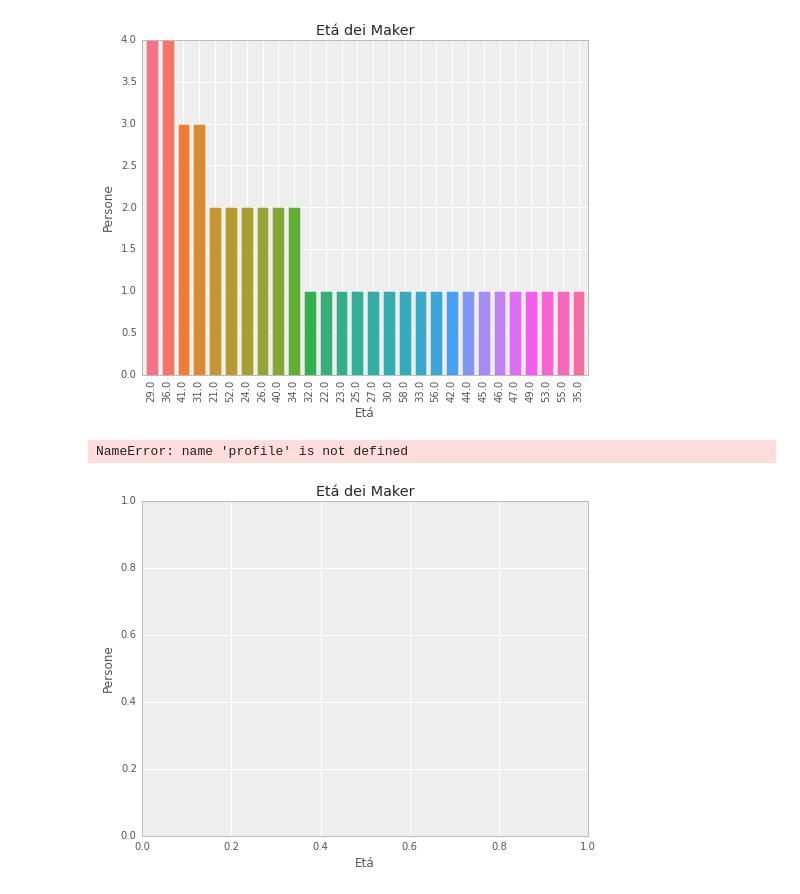
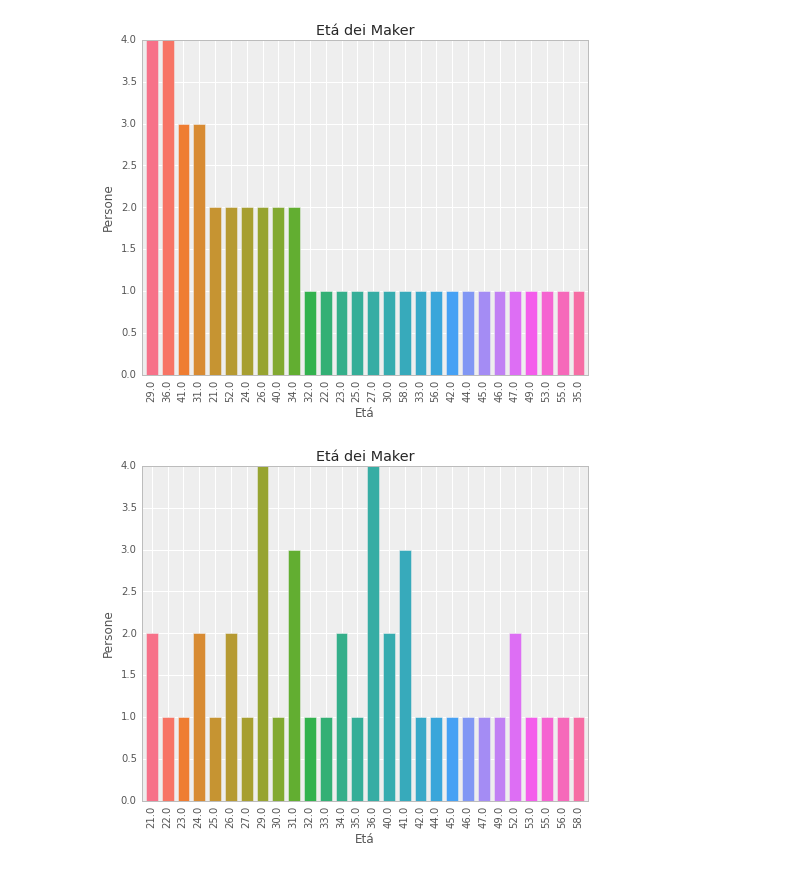
Before and after one commit to openp2pdesign/Makers-Inquiry---Analysis, a Jupyter notebook: Q002.ipynb, the cells around one changed output. Saved outputs shown, nothing was run; the diff lists cells and outputs as text; code cells hidden in the pictures.

```diff
--- a/Q002.ipynb
+++ b/Q002.ipynb
@@ -105,18 +105,17 @@ dtype: float64
 # %%
 # Plot the data 02
 
 # Reorder value_counts by index (age) natural order
 eta1 = eta.sort_index()
 
 plt.figure(figsize=(8,6))
 plt.title(u'Etá dei Maker')
 plt.xlabel(u'Etá')
 plt.ylabel('Persone')
 
 # Plot the data
-my_colors = seaborn.color_palette("husl", len(profile)) # Set color palette
+my_colors = seaborn.color_palette("husl", len(eta1)) # Set color palette
 eta1.plot(kind='bar',title=u"Etá dei Maker",color=my_colors)
 plt.savefig(u"pdf/Q002-Etá dei Maker02.pdf") # Save pdf
 # %% [output]
-NameError: name 'profile' is not defined
-[figure, old version]
+[figure, new version]
```
